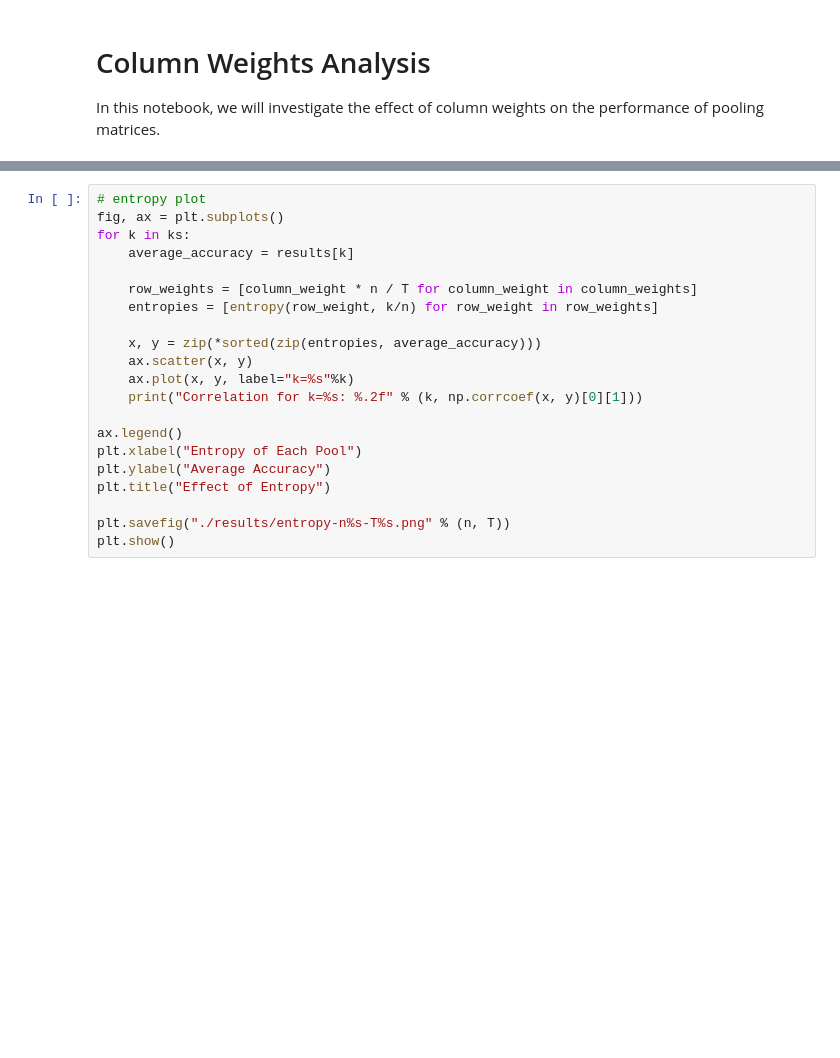
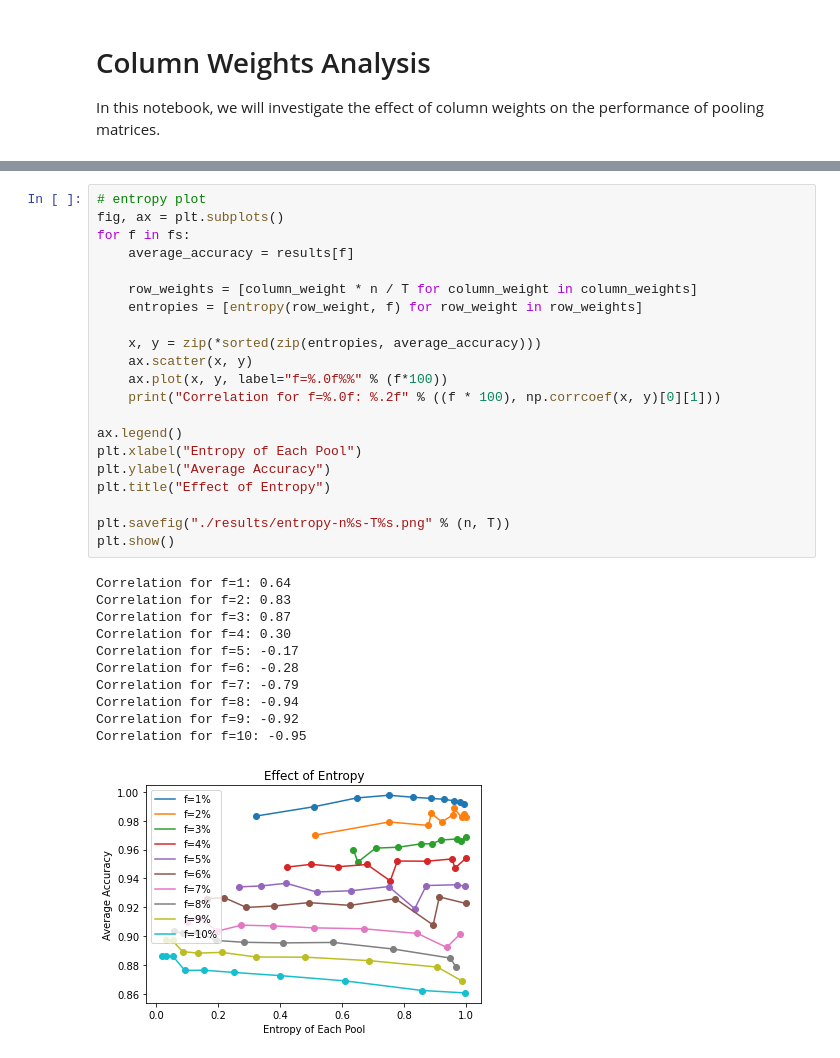
Before and after one commit to sachinkadyan7/COVID-19-pooling, a Jupyter notebook: notebooks/column-weights-analysis.ipynb, the cells around one changed output, grey strips where cells are left out. Drawn from its saved outputs; the diff is of its cells as text; blank space fills up the shorter version.

```diff
--- a/notebooks/column-weights-analysis.ipynb
+++ b/notebooks/column-weights-analysis.ipynb
@@ -108,21 +128,33 @@ plt.show()
 # %%
 # entropy plot
 fig, ax = plt.subplots()
-for k in ks:
-    average_accuracy = results[k]
+for f in fs:
+    average_accuracy = results[f]
 
     row_weights = [column_weight * n / T for column_weight in column_weights]
-    entropies = [entropy(row_weight, k/n) for row_weight in row_weights]
+    entropies = [entropy(row_weight, f) for row_weight in row_weights]
 
     x, y = zip(*sorted(zip(entropies, average_accuracy)))
     ax.scatter(x, y)
-    ax.plot(x, y, label="k=%s"%k)
-    print("Correlation for k=%s: %.2f" % (k, np.corrcoef(x, y)[0][1]))
+    ax.plot(x, y, label="f=%.0f%%" % (f*100))
+    print("Correlation for f=%.0f: %.2f" % ((f * 100), np.corrcoef(x, y)[0][1]))
 
 ax.legend()
 plt.xlabel("Entropy of Each Pool")
 plt.ylabel("Average Accuracy")
 plt.title("Effect of Entropy")
 
 plt.savefig("./results/entropy-n%s-T%s.png" % (n, T))
 plt.show()
+# %% [output]
+Correlation for f=1: 0.64
+Correlation for f=2: 0.83
+Correlation for f=3: 0.87
+Correlation for f=4: 0.30
+Correlation for f=5: -0.17
+Correlation for f=6: -0.28
+Correlation for f=7: -0.79
+Correlation for f=8: -0.94
+Correlation for f=9: -0.92
+Correlation for f=10: -0.95
+[figure, added]
```
Also changed, not shown: parts of 5 cells of this notebook.
